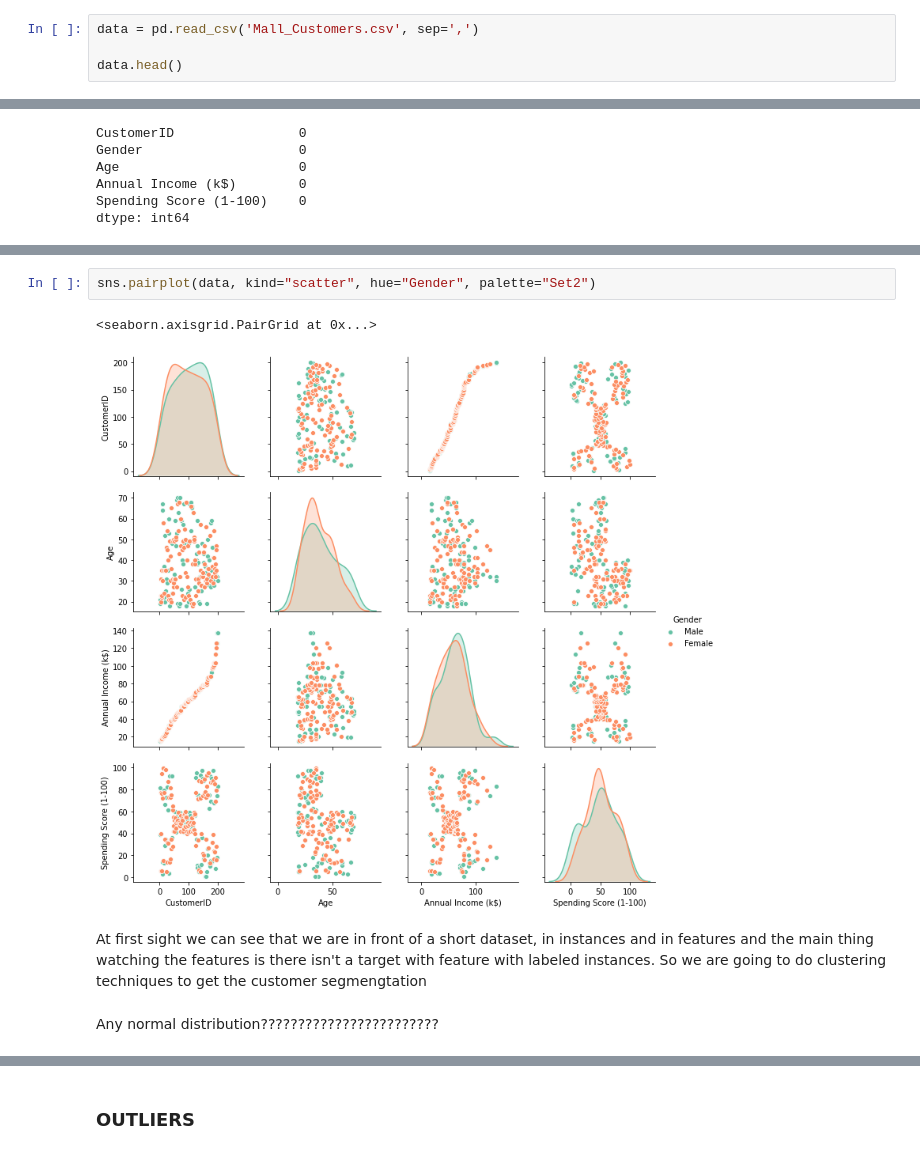
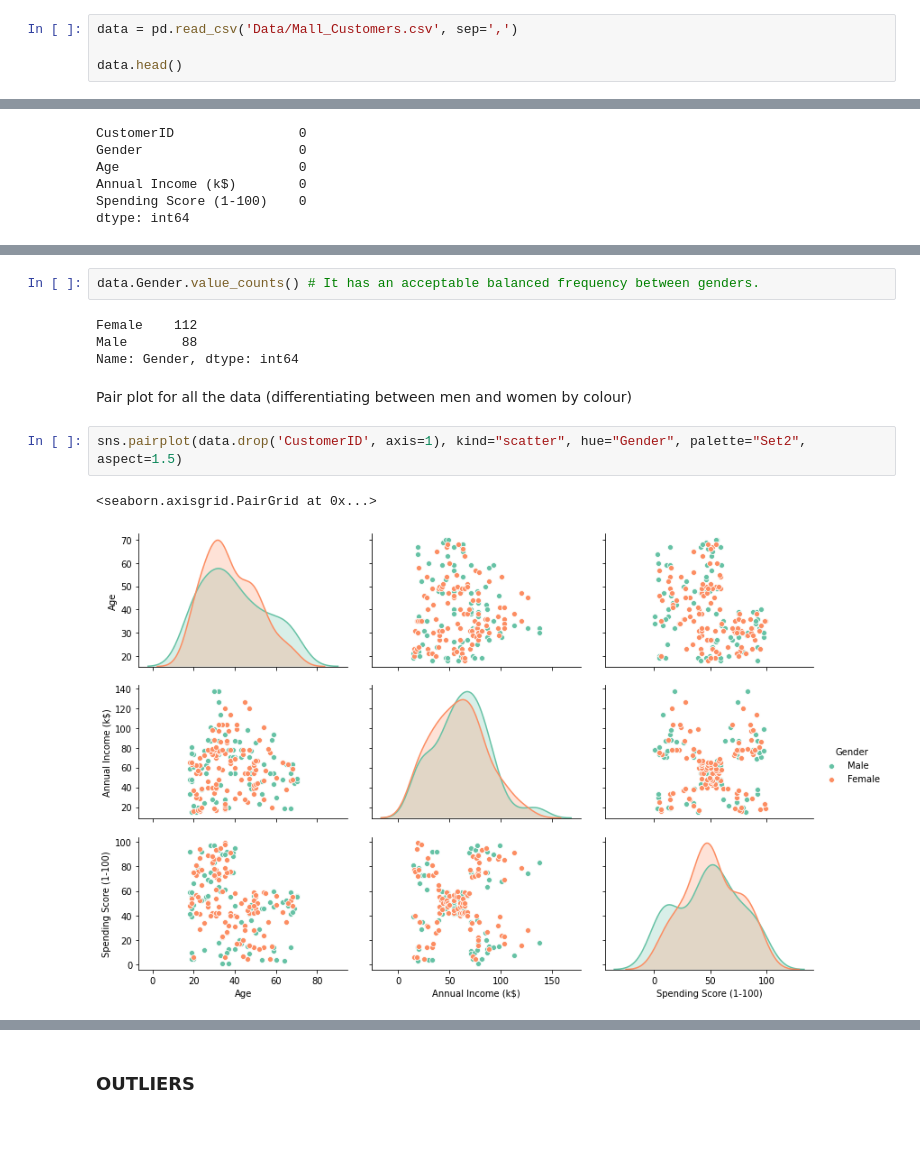
Before and after one commit to 5percenter/The_Bridge, a Jupyter notebook: Customer_segmentation_01112020/Customer_segmentation.ipynb, the cells around one changed output, grey strips where cells are left out. Cells and saved outputs as stored; diff of their text form.

Commit message:
Clustering_00.04

```diff
--- a/Customer_segmentation_01112020/Customer_segmentation.ipynb
+++ b/Customer_segmentation_01112020/Customer_segmentation.ipynb
@@ -19,7 +19,7 @@ from sklearn.mixture import GaussianMixture
 
 %matplotlib inline
 # %%
-data = pd.read_csv('Mall_Customers.csv', sep=',')
+data = pd.read_csv('Data/Mall_Customers.csv', sep=',')
 
 data.head()
 # %% [output]
@@ -97,9 +130,13 @@ CustomerID
+# %%
+data.Gender.value_counts() # It has an acceptable balanced frequency between genders.
+# %% [output]
+Female    112
+Male       88
+Name: Gender, dtype: int64
+# %% [markdown]
+Pair plot for all the data (differentiating between men and women by colour)
 # %%
-sns.pairplot(data, kind="scatter", hue="Gender", palette="Set2")
+sns.pairplot(data.drop('CustomerID', axis=1), kind="scatter", hue="Gender", palette="Set2", aspect=1.5)
 # %% [output]
 <seaborn.axisgrid.PairGrid at 0x...>
-[figure, old version]
+[figure, new version]
-# %% [markdown]
-At first sight we can see that we are in front of a short dataset, in instances and in features and the main thing watching the features is there isn't a target with feature with labeled instances. So we are going to do clustering techniques to get the customer segmengtation
-# %% [markdown]
-Any normal distribution????????????????????????
```
Also changed, not shown: parts of 47 cells of this notebook.
